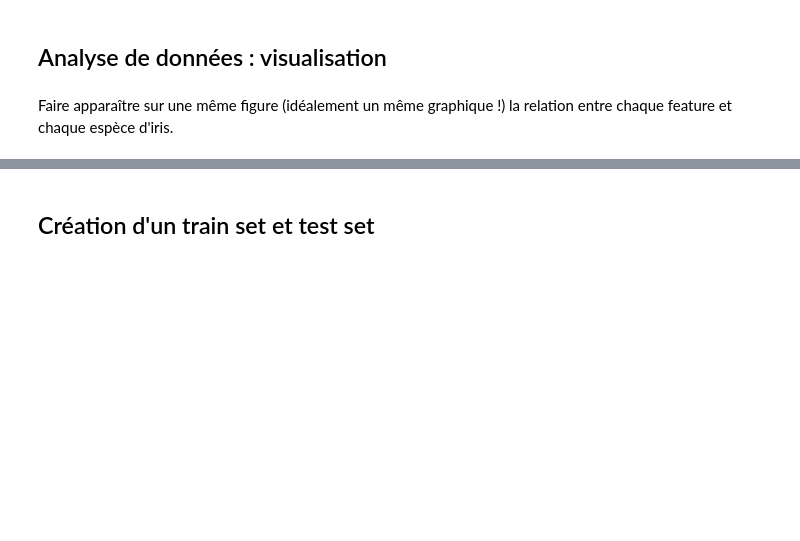
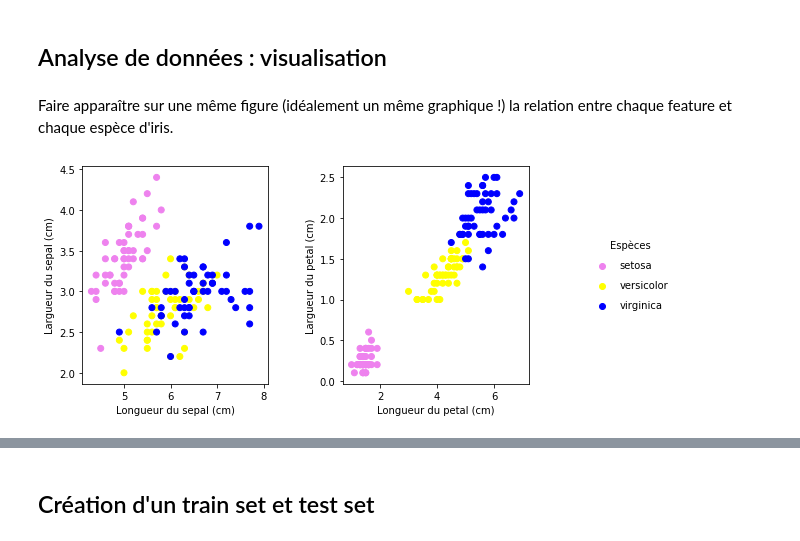
Before and after one commit to DROMZEE/iris, a Jupyter notebook: Régression_logistique_Iris.ipynb, the cells around one changed output, grey strips where cells are left out. Cells and saved outputs as stored; diff of their text form; code cells hidden in the pictures; blank space fills up the shorter version.

Commit message:
visualisation

```diff
--- a/Régression_logistique_Iris.ipynb
+++ b/Régression_logistique_Iris.ipynb
@@ -15,2 +19,4 @@ Vous aurez besoin de pandas, matplotlib, seaborn (et numpy ?)
 # %% [markdown]
 ## Importer les données et commencer à explorer le dataset
+# %%
+iris = datasets.load_iris()
@@ -16,0 +76,2 @@ Vous aurez besoin de pandas, matplotlib, seaborn (et numpy ?)
+# %%
+iris_data = iris.data
@@ -18,3 +83,32 @@ Vous aurez besoin de pandas, matplotlib, seaborn (et numpy ?)
 ## Analyse de données : visualisation
 # %% [markdown]
 Faire apparaître sur une même figure (idéalement un même graphique !) la relation entre chaque feature et chaque espèce d'iris.
+# %%
+fig = plt.figure(figsize=(8, 4))
+fig.subplots_adjust(hspace=0.4, wspace=0.4)
+ax1 = plt.subplot(1,2,1)
+
+clist = ['violet', 'yellow', 'blue']
+colors = [clist[c] for c in iris.target]
+
+ax1.scatter(iris_data[:, 0], iris_data[:, 1], c=colors)
+plt.xlabel('Longueur du sepal (cm)')
+plt.ylabel('Largueur du sepal (cm)')
+
+ax2 = plt.subplot(1,2,2)
+
+ax2.scatter(iris_data[:, 2], iris_data[:, 3], color=colors)
+
+plt.xlabel('Longueur du petal (cm)')
+plt.ylabel('Largueur du petal (cm)')
+
+# Légende
+for ind, s in enumerate(iris.target_names):
+    # on dessine de faux points, car la légende n'affiche que les points ayant un label
+    plt.scatter([], [], label=s, color=clist[ind])
+
+plt.legend(scatterpoints=1, frameon=False, labelspacing=1
+           , bbox_to_anchor=(1.8, .5) , loc="center right", title='Espèces')
+plt.plot();
+# %% [output]
+[figure, added]
```
Also changed, not shown: parts of 16 cells of this notebook.
